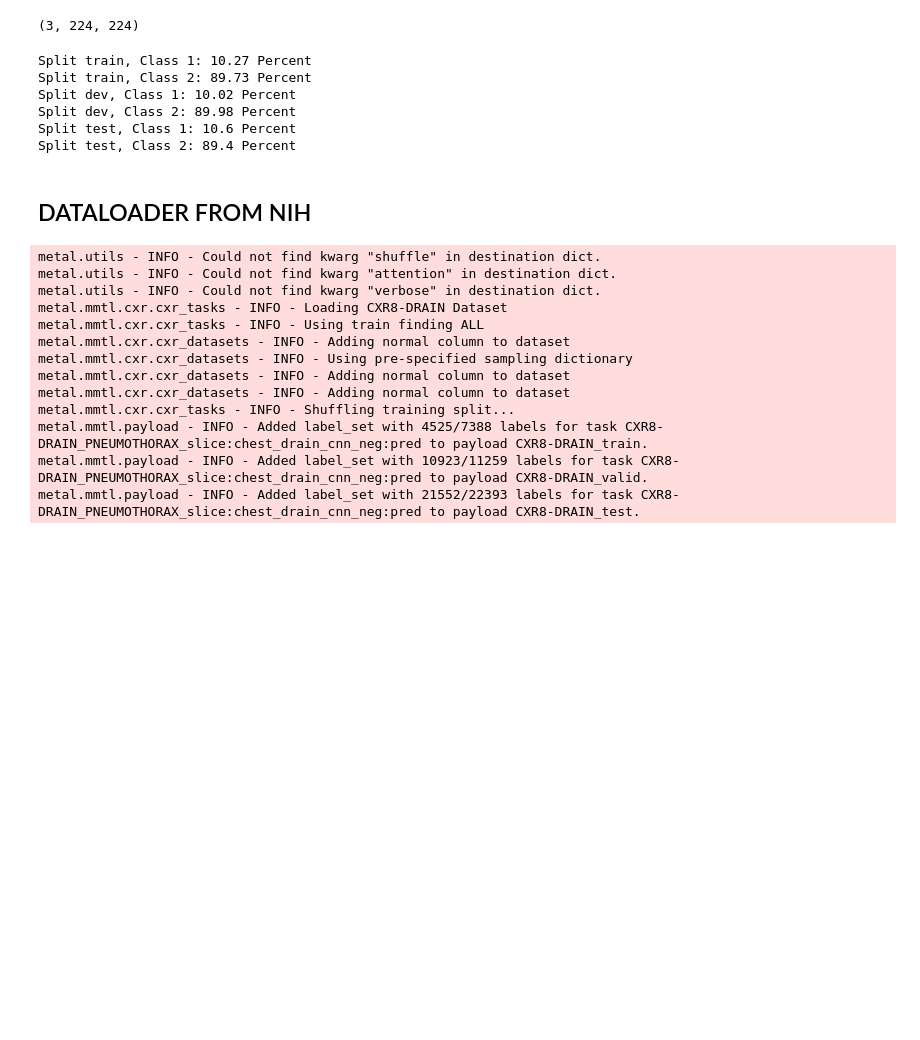
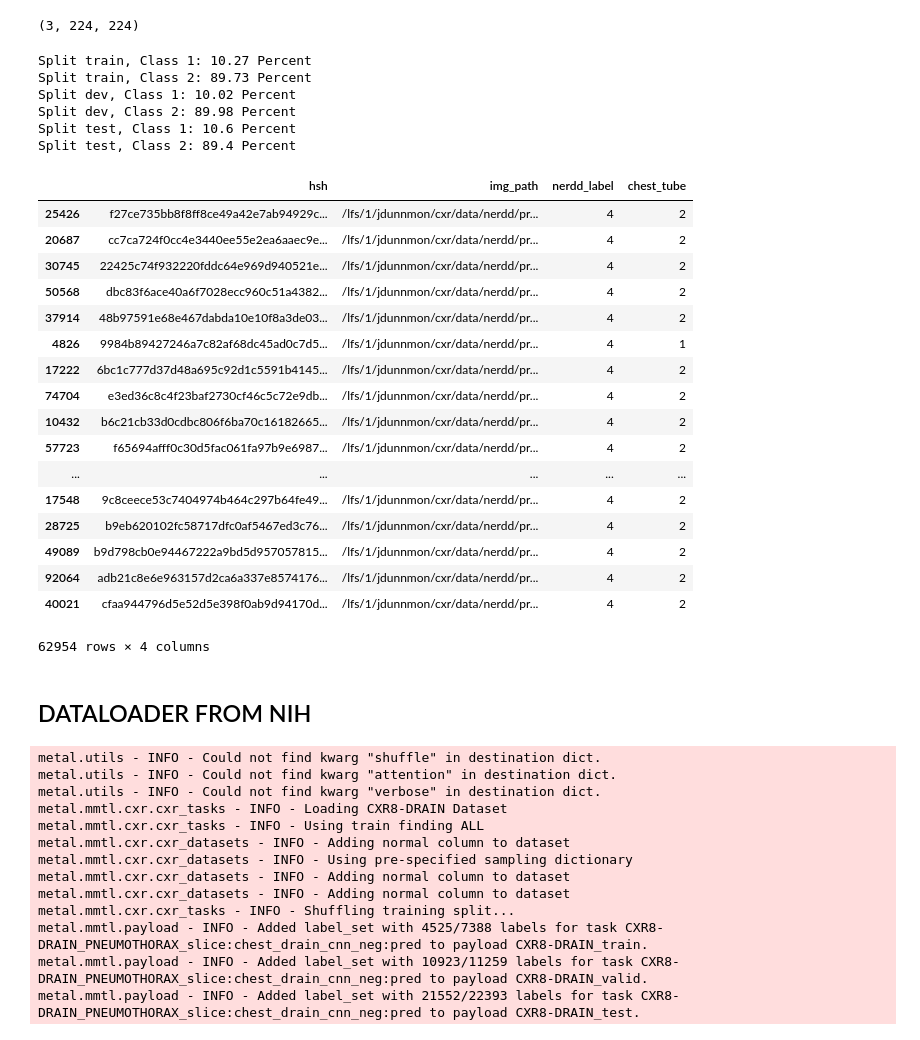
Before and after one commit to jdunnmon/metal, a Jupyter notebook: metal/mmtl/cxr/debugging/train_nerdd_tube_proto.ipynb, the cells around one changed output. Cells and saved outputs as stored; diff of their text form; code cells hidden in the pictures; blank space fills up the shorter version.

Commit message:
updated code to train with nerdd

```diff
--- a/metal/mmtl/cxr/debugging/train_nerdd_tube_proto.ipynb
+++ b/metal/mmtl/cxr/debugging/train_nerdd_tube_proto.ipynb
@@ -113,6 +175,26 @@ Split test, Class 1: 10.6 Percent
 Split test, Class 2: 89.4 Percent
 # %%
 # Loading NERDD Dataloader
+dfs['train']
+# %% [output]
+|  | hsh | img_path | nerdd_label | chest_tube |
+| 25426 | f27ce735bb8f8ff8ce49a42e7ab94929c... | /lfs/1/jdunnmon/cxr/data/nerdd/pr... | 4 | 2 |
+| 20687 | cc7ca724f0cc4e3440ee55e2ea6aaec9e... | /lfs/1/jdunnmon/cxr/data/nerdd/pr... | 4 | 2 |
+| 30745 | 22425c74f932220fddc64e969d940521e... | /lfs/1/jdunnmon/cxr/data/nerdd/pr... | 4 | 2 |
+| 50568 | dbc83f6ace40a6f7028ecc960c51a4382... | /lfs/1/jdunnmon/cxr/data/nerdd/pr... | 4 | 2 |
+| 37914 | 48b97591e68e467dabda10e10f8a3de03... | /lfs/1/jdunnmon/cxr/data/nerdd/pr... | 4 | 2 |
+| 4826 | 9984b89427246a7c82af68dc45ad0c7d5... | /lfs/1/jdunnmon/cxr/data/nerdd/pr... | 4 | 1 |
+| 17222 | 6bc1c777d37d48a695c92d1c5591b4145... | /lfs/1/jdunnmon/cxr/data/nerdd/pr... | 4 | 2 |
+| 74704 | e3ed36c8c4f23baf2730cf46c5c72e9db... | /lfs/1/jdunnmon/cxr/data/nerdd/pr... | 4 | 2 |
+| 10432 | b6c21cb33d0cdbc806f6ba70c16182665... | /lfs/1/jdunnmon/cxr/data/nerdd/pr... | 4 | 2 |
+| 57723 | f65694afff0c30d5fac061fa97b9e6987... | /lfs/1/jdunnmon/cxr/data/nerdd/pr... | 4 | 2 |
+| ... | ... | ... | ... | ... |
+| 17548 | 9c8ceece53c7404974b464c297b64fe49... | /lfs/1/jdunnmon/cxr/data/nerdd/pr... | 4 | 2 |
+| 28725 | b9eb620102fc58717dfc0af5467ed3c76... | /lfs/1/jdunnmon/cxr/data/nerdd/pr... | 4 | 2 |
+| 49089 | b9d798cb0e94467222a9bd5d957057815... | /lfs/1/jdunnmon/cxr/data/nerdd/pr... | 4 | 2 |
+| 92064 | adb21c8e6e963157d2ca6a337e8574176... | /lfs/1/jdunnmon/cxr/data/nerdd/pr... | 4 | 2 |
+| 40021 | cfaa944796d5e52d5e398f0ab9d94170d... | /lfs/1/jdunnmon/cxr/data/nerdd/pr... | 4 | 2 |
+62954 rows × 4 columns
 # %% [markdown]
 ## DATALOADER FROM NIH
 # %%
```
Also changed, not shown: parts of 10 cells of this notebook, 3 other files.
